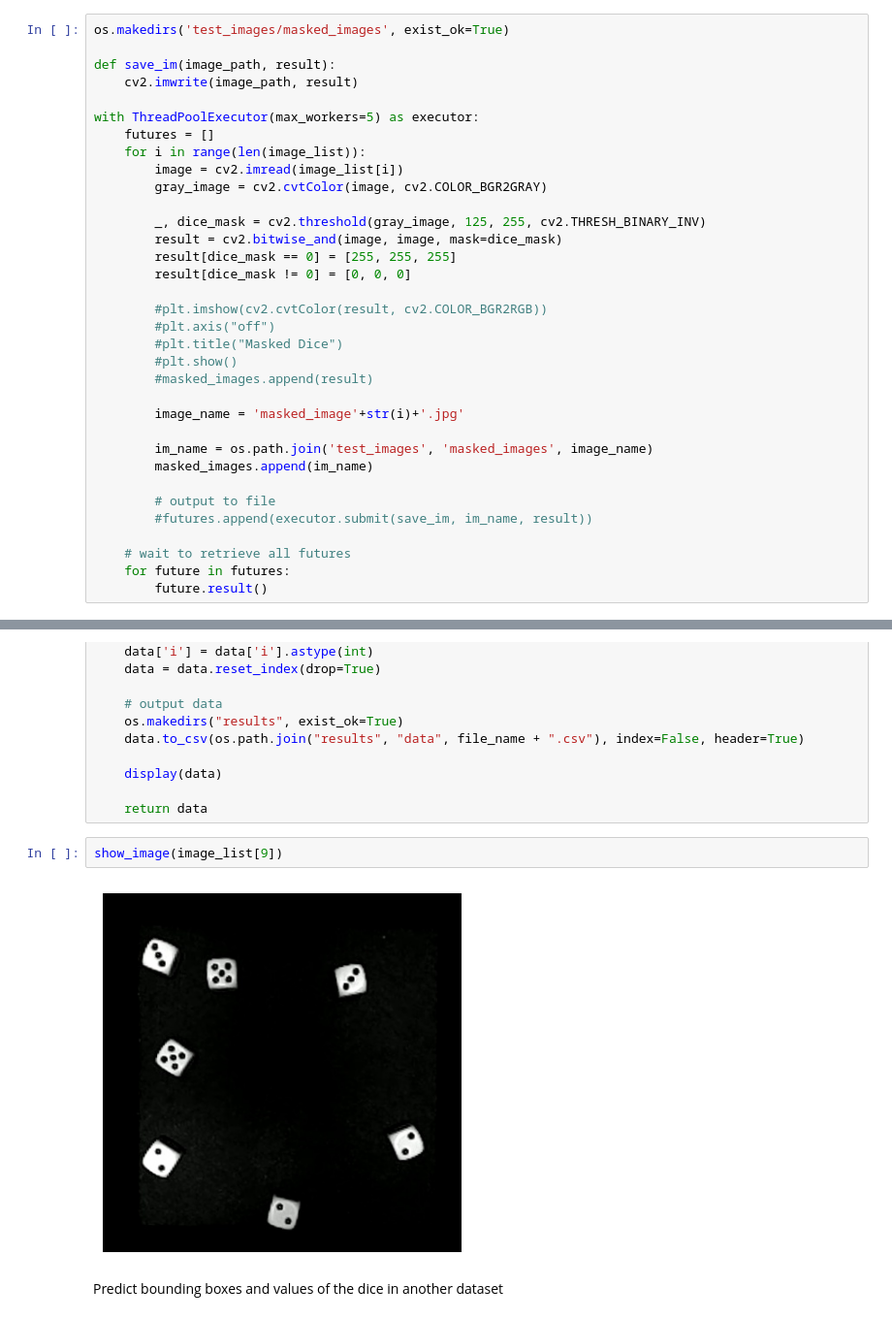
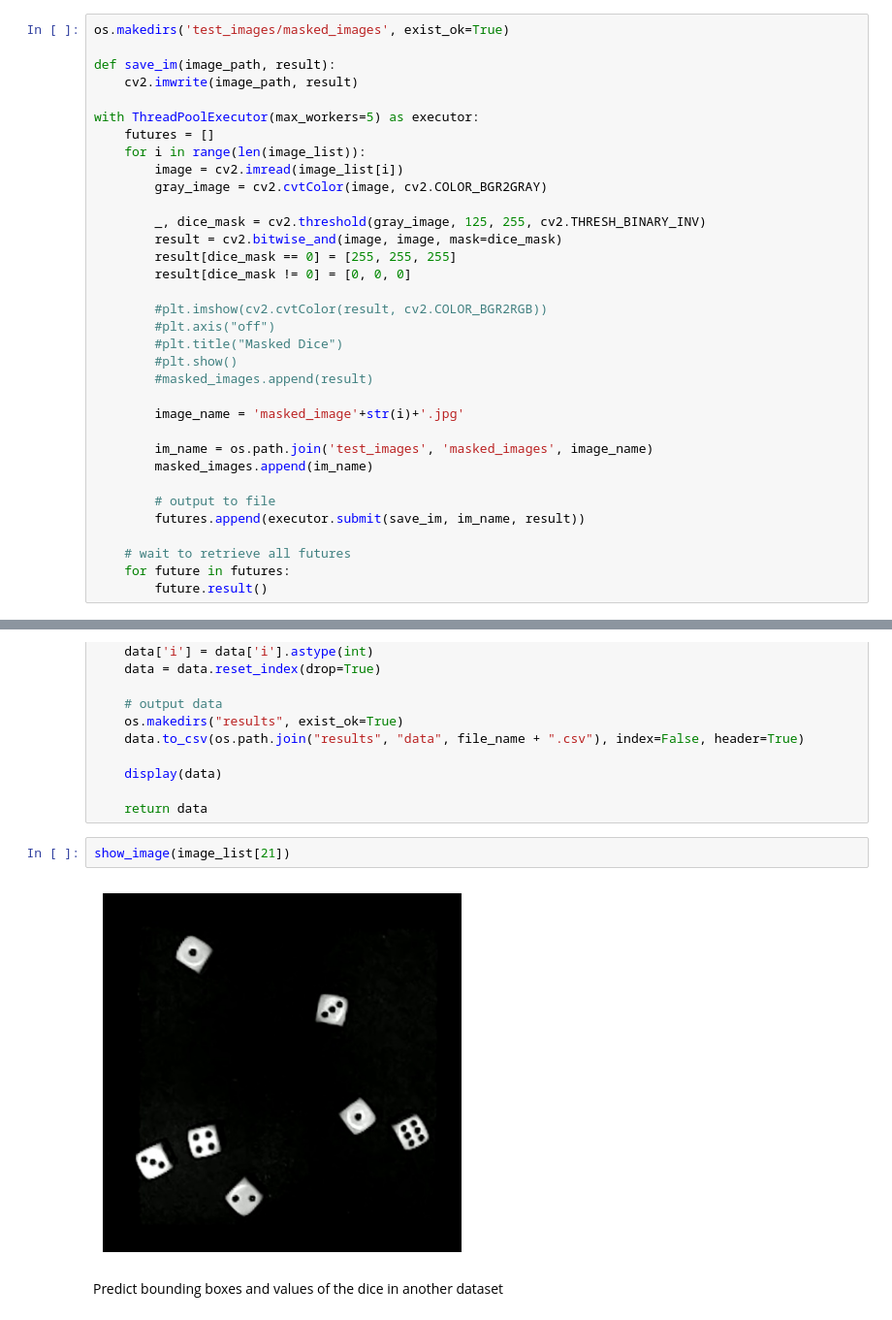
Before and after one commit to AlexLeeVT/DiceRollDetection, a Jupyter notebook: Dice_Detection.ipynb, the cells around one changed output, grey strips where cells are left out. Shown: that part at 97% size. Cells and saved outputs as stored; diff of their text form.

```diff
--- a/Dice_Detection.ipynb
+++ b/Dice_Detection.ipynb
@@ -229,7 +233,7 @@ with ThreadPoolExecutor(max_workers=5) as executor:
         masked_images.append(im_name)
 
         # output to file
-        #futures.append(executor.submit(save_im, im_name, result))
+        futures.append(executor.submit(save_im, im_name, result))
 
     # wait to retrieve all futures
     for future in futures:
@@ -286,9 +290,9 @@ def get_results(results, image_list, file_name):
 
     return data
 # %%
-show_image(image_list[9])
+show_image(image_list[21])
 # %% [output]
-[figure, old version]
+[figure, new version]
 # %% [markdown]
 Predict bounding boxes and values of the dice in another dataset
 # %%
```
Also changed, not shown: parts of 14 cells of this notebook, 37 other files.
